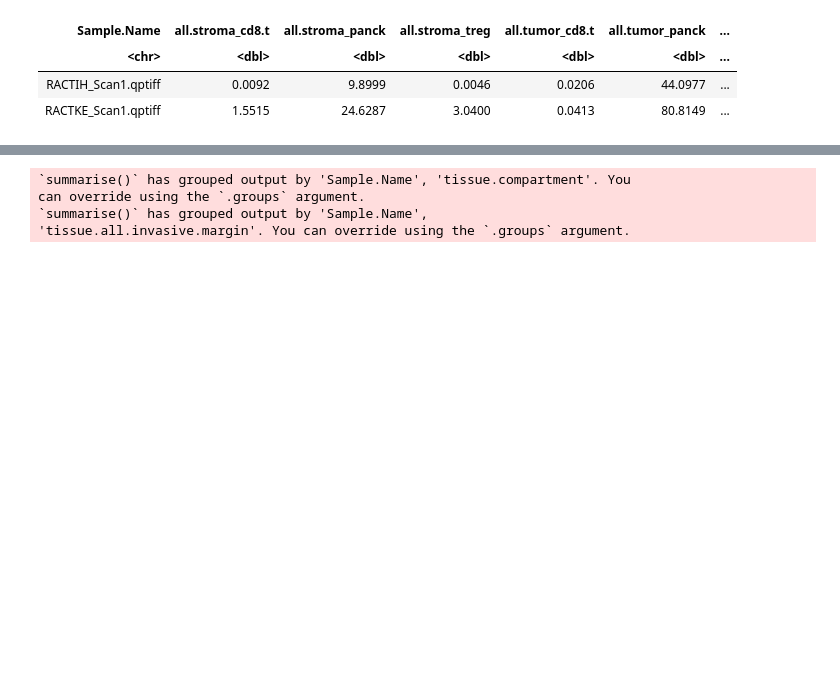
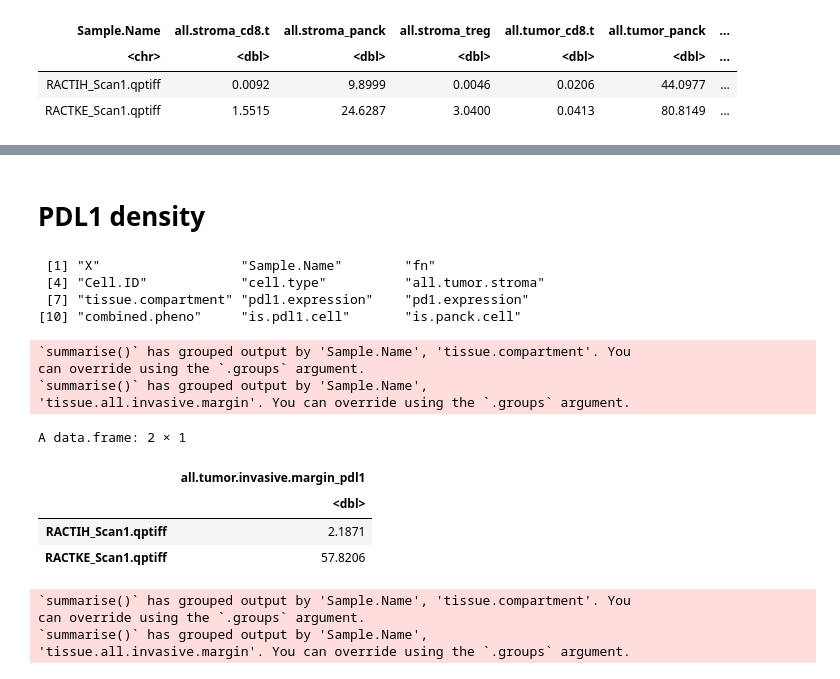
Before and after one commit to KidElectric/173-BFerris-NRG-HN003-Vectra, a Jupyter notebook: 02_generate_tables.ipynb, the cells around one changed output, grey strips where cells are left out. Saved outputs shown, nothing was run; the diff lists cells and outputs as text; code cells hidden in the pictures; blank space fills up the shorter version.

```diff
--- a/02_generate_tables.ipynb
+++ b/02_generate_tables.ipynb
@@ -219,3 +316,42 @@ A data.frame: 6 × 10
+# %% [markdown]
+# PDL1 density
+# %%
+colnames(sub)
+# %% [output]
+ [1] "X"                  "Sample.Name"        "fn"
+ [4] "Cell.ID"            "cell.type"          "all.tumor.stroma"
+ [7] "tissue.compartment" "pdl1.expression"    "pd1.expression"
+[10] "combined.pheno"     "is.pdl1.cell"       "is.panck.cell"
+# %%
+sub %>%  group_by(Sample.Name, tissue.compartment, pdl1.cell) %>%
+    summarize(n=n()) %>%
+    ungroup() %>%
+    complete(Sample.Name = unique(Sample.Name),
+             tissue.compartment = unique(tissue.compartment),
+             pdl1.cell = unique(pdl1.cell),
+             fill = list(n = 0)) %>%
+    mutate(tissue.all.invasive.margin = case_when(tissue.compartment %in% c('outer.tumor.inv.margin',
+                                                                         'inner.tumor.inv.margin') ~ "all.tumor.invasive.margin",
+                                                  TRUE ~ "other")) %>%
+    group_by(Sample.Name, tissue.all.invasive.margin, pdl1.cell) %>%
+    summarize(n=sum(n)) %>%
+    group_by(Sample.Name, tissue.all.invasive.margin) %>%
+    mutate(percent_density = round(n / sum(n) * 100, digits=4))  %>%
+    select(-n) %>%
+    pivot_wider(names_from = c("tissue.all.invasive.margin", "pdl1.cell"),
+               values_from = "percent_density") %>%
+    select(-matches("other")) %>% select(-matches('panck')) %>%
+    tibble::column_to_rownames(var = "Sample.Name")
+# %% [output]
+`summarise()` has grouped output by 'Sample.Name', 'tissue.compartment'. You
+can override using the `.groups` argument.
+`summarise()` has grouped output by 'Sample.Name',
+'tissue.all.invasive.margin'. You can override using the `.groups` argument.
+A data.frame: 2 × 1
+|  | all.tumor.invasive.margin_pdl1 |
+|  | <dbl> |
+| RACTIH_Scan1.qptiff | 2.1871 |
+| RACTKE_Scan1.qptiff | 57.8206 |
 # %%
 sub %>%  group_by(Sample.Name, tissue.compartment, cell.type) %>%
     summarize(n=n()) %>%
```
Also changed, not shown: parts of 5 cells of this notebook.
